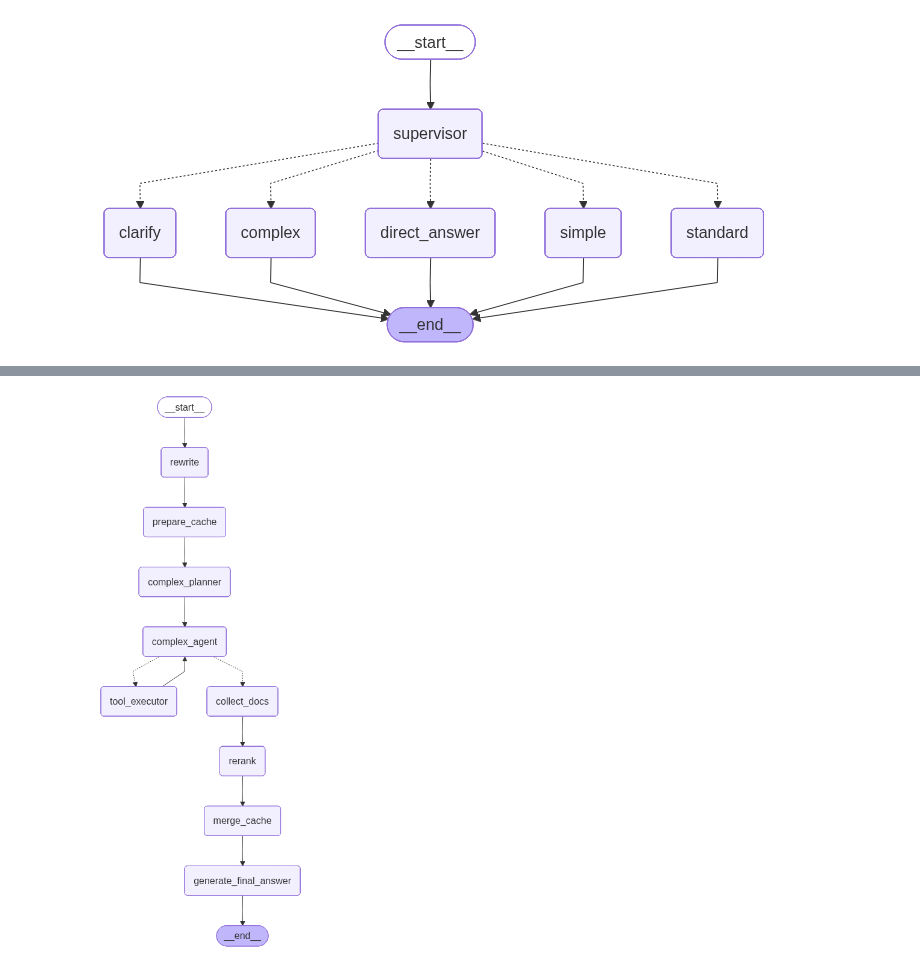
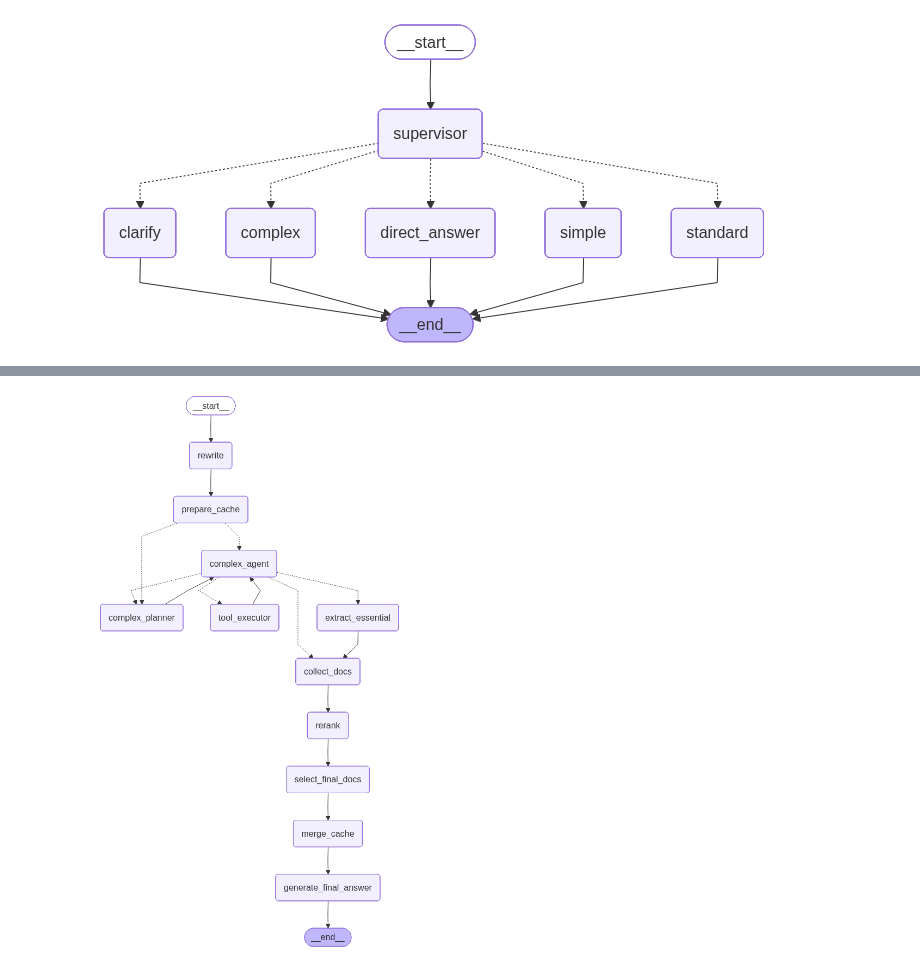
Before and after one commit to TeamCatchUp/catch-up, a Jupyter notebook: backend/notebook/rag_graph_image.ipynb, the cells around one changed output, grey strips where cells are left out. Cells and saved outputs as stored; diff of their text form; code cells hidden in the pictures.

```diff
--- a/backend/notebook/rag_graph_image.ipynb
+++ b/backend/notebook/rag_graph_image.ipynb
@@ -46,15 +48,17 @@ display(Image(main_graph.get_graph().draw_mermaid_png()))
 - `merge_cache`: rerank 결과로 `doc_cache` overwrite + `search_turn_history`에 SearchTurnMeta 누적
 # %%
 g = StateGraph(AgentState)
-for name in ["generate_vector_queries", "search_vector_db", "rerank", "merge_cache", "generate_final_answer_fast"]:
+for name in ["rewrite", "generate_vector_queries", "search_vector_db", "rerank", "select_final_docs", "merge_cache", "generate_final_answer"]:
     g.add_node(name, _noop)
 
-g.set_entry_point("generate_vector_queries")
+g.set_entry_point("rewrite")
+g.add_edge("rewrite", "generate_vector_queries")
 g.add_edge("generate_vector_queries", "search_vector_db")
 g.add_edge("search_vector_db", "rerank")
-g.add_edge("rerank", "merge_cache")
-g.add_edge("merge_cache", "generate_final_answer_fast")
-g.add_edge("generate_final_answer_fast", END)
+g.add_edge("rerank", "select_final_docs")
+g.add_edge("select_final_docs", "merge_cache")
+g.add_edge("merge_cache", "generate_final_answer")
+g.add_edge("generate_final_answer", END)
 
 simple_graph = g.compile()
 display(Image(simple_graph.get_graph().draw_mermaid_png()))
@@ -117,41 +140,65 @@ LARGE 모델, max_iter=8, Extended Thinking.
   - `merge_cache`: rerank 결과로 `doc_cache` overwrite + `search_turn_history`에 SearchTurnMeta 누적
 # %%
-def _route_complex_agent(state: AgentState) -> str:
+def _route_after_prepare_cache(state: AgentState) -> str:
+    if not state.get("retrieved_docs"):
+        return "complex_planner"
+    return "complex_agent"
+
+
+def _route_after_complex_agent(state: AgentState) -> str:
+    stop_reason = state.get("agent_stop_reason")
+    if stop_reason == "by_choice":
+        return "collect_docs"
+    if stop_reason == "iteration_limit":
+        return "extract_essential"
+    messages = state.get("messages", [])
+    last = messages[-1] if messages else None
+    if last and getattr(last, "tool_calls", None):
+        if state.get("search_plan") is None:
+            return "complex_planner"
+        return "tool_executor"
     pipeline_plan = state.get("pipeline_plan")
     max_iterations = pipeline_plan.max_iterations if pipeline_plan else 8
     if state.get("agent_iteration", 0) >= max_iterations:
-        return "collect_docs"
-    messages = state.get("messages", [])
-    last = messages[-1] if messages else None
-    if last and getattr(last, "tool_calls", None):
-        return "tool_executor"
+        return "extract_essential"
     return "collect_docs"
 
 
 g = StateGraph(AgentState)
 for name in [
     "rewrite", "prepare_cache", "complex_planner", "complex_agent",
-    "tool_executor",
-    "collect_docs", "rerank", "merge_cache", "generate_final_answer",
+    "tool_executor", "extract_essential",
+    "collect_docs", "rerank", "select_final_docs", "merge_cache", "generate_final_answer",
 ]:
     g.add_node(name, _noop)
 
 g.set_entry_point("rewrite")
 g.add_edge("rewrite", "prepare_cache")
-g.add_edge("prepare_cache", "complex_planner")
+g.add_conditional_edges(
+    "prepare_cache",
+    _route_after_prepare_cache,
+    {"complex_planner": "complex_planner", "complex_agent": "complex_agent"},
+)
 g.add_edge("complex_planner", "complex_agent")
 g.add_conditional_edges(
     "complex_agent",
-    _route_complex_agent,
-    {"tool_executor": "tool_executor", "collect_docs": "collect_docs"},
+    _route_after_complex_agent,
+    {
+        "complex_planner": "complex_planner",
+        "tool_executor": "tool_executor",
+        "extract_essential": "extract_essential",
+        "collect_docs": "collect_docs",
+    },
 )
 g.add_edge("tool_executor", "complex_agent")
+g.add_edge("extract_essential", "collect_docs")
 g.add_edge("collect_docs", "rerank")
-g.add_edge("rerank", "merge_cache")
+g.add_edge("rerank", "select_final_docs")
+g.add_edge("select_final_docs", "merge_cache")
 g.add_edge("merge_cache", "generate_final_answer")
 g.add_edge("generate_final_answer", END)
 
 complex_graph = g.compile()
 display(Image(complex_graph.get_graph().draw_mermaid_png()))
 # %% [output]
-[figure, old version]
+[figure, new version]
```
Also changed, not shown: parts of 5 cells of this notebook.
